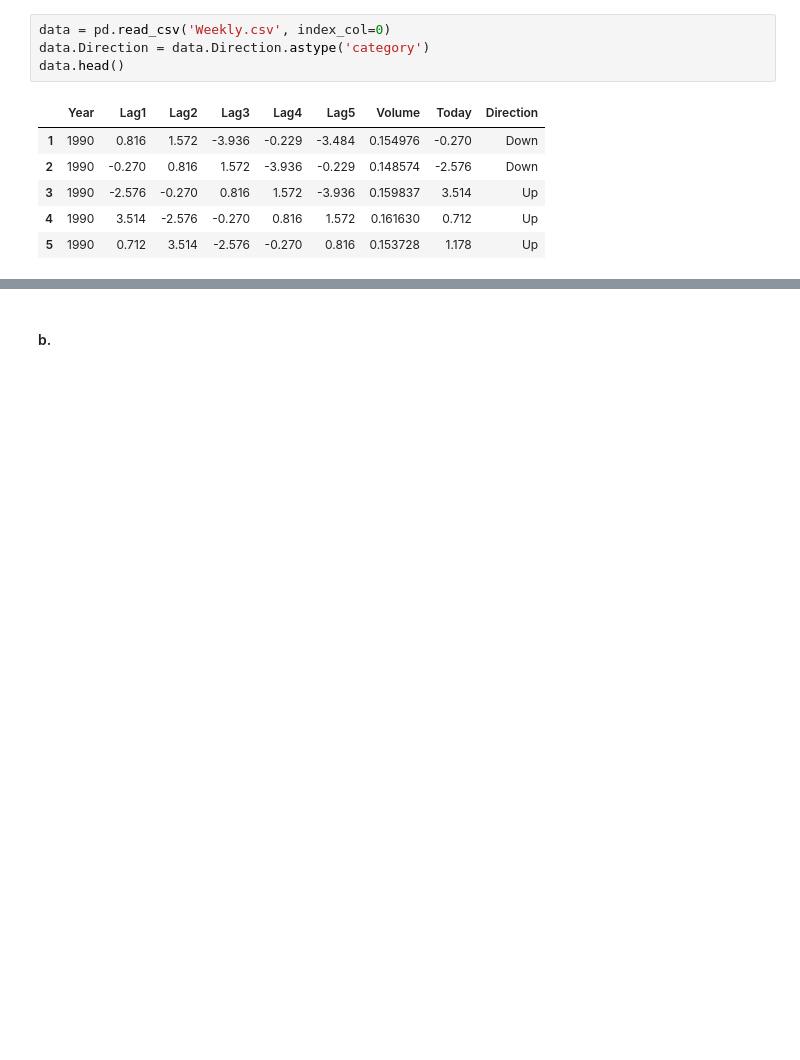
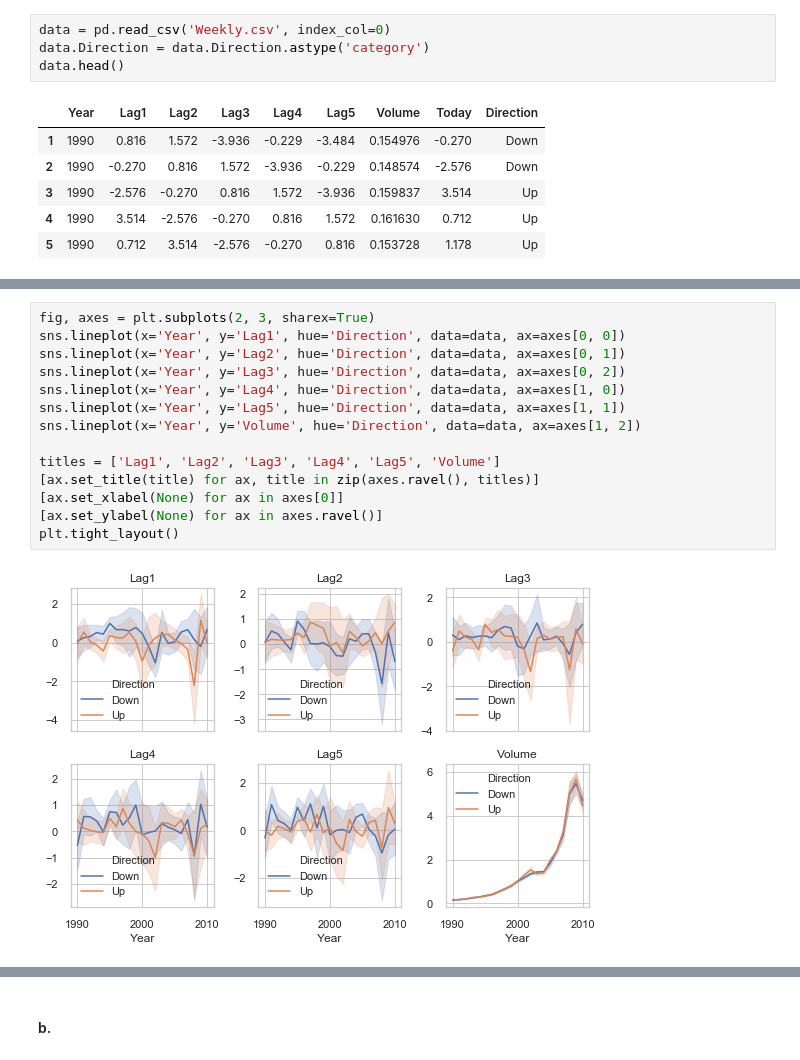
Before and after one commit to mileslucas/coms574, a Jupyter notebook: hw3.ipynb, the cells around one changed output, grey strips where cells are left out. Cells and saved outputs as stored; diff of their text form; blank space fills up the shorter version.

```diff
--- a/hw3.ipynb
+++ b/hw3.ipynb
@@ -36,0 +53,16 @@ Index(['Down', 'Up'], dtype='object')
+# %%
+fig, axes = plt.subplots(2, 3, sharex=True)
+sns.lineplot(x='Year', y='Lag1', hue='Direction', data=data, ax=axes[0, 0])
+sns.lineplot(x='Year', y='Lag2', hue='Direction', data=data, ax=axes[0, 1])
+sns.lineplot(x='Year', y='Lag3', hue='Direction', data=data, ax=axes[0, 2])
+sns.lineplot(x='Year', y='Lag4', hue='Direction', data=data, ax=axes[1, 0])
+sns.lineplot(x='Year', y='Lag5', hue='Direction', data=data, ax=axes[1, 1])
+sns.lineplot(x='Year', y='Volume', hue='Direction', data=data, ax=axes[1, 2])
+
+titles = ['Lag1', 'Lag2', 'Lag3', 'Lag4', 'Lag5', 'Volume']
+[ax.set_title(title) for ax, title in zip(axes.ravel(), titles)]
+[ax.set_xlabel(None) for ax in axes[0]]
+[ax.set_ylabel(None) for ax in axes.ravel()]
+plt.tight_layout()
+# %% [output]
+[figure, added]
```
Also changed, not shown: parts of 24 cells of this notebook.
